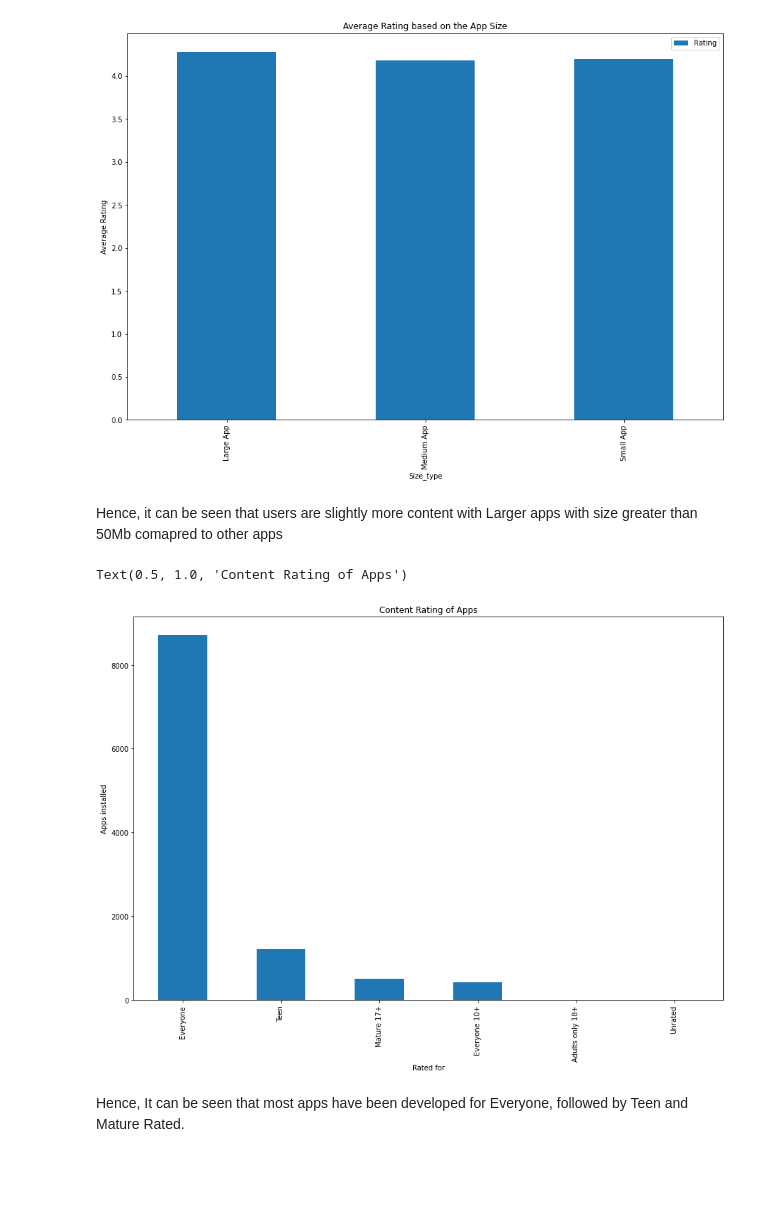
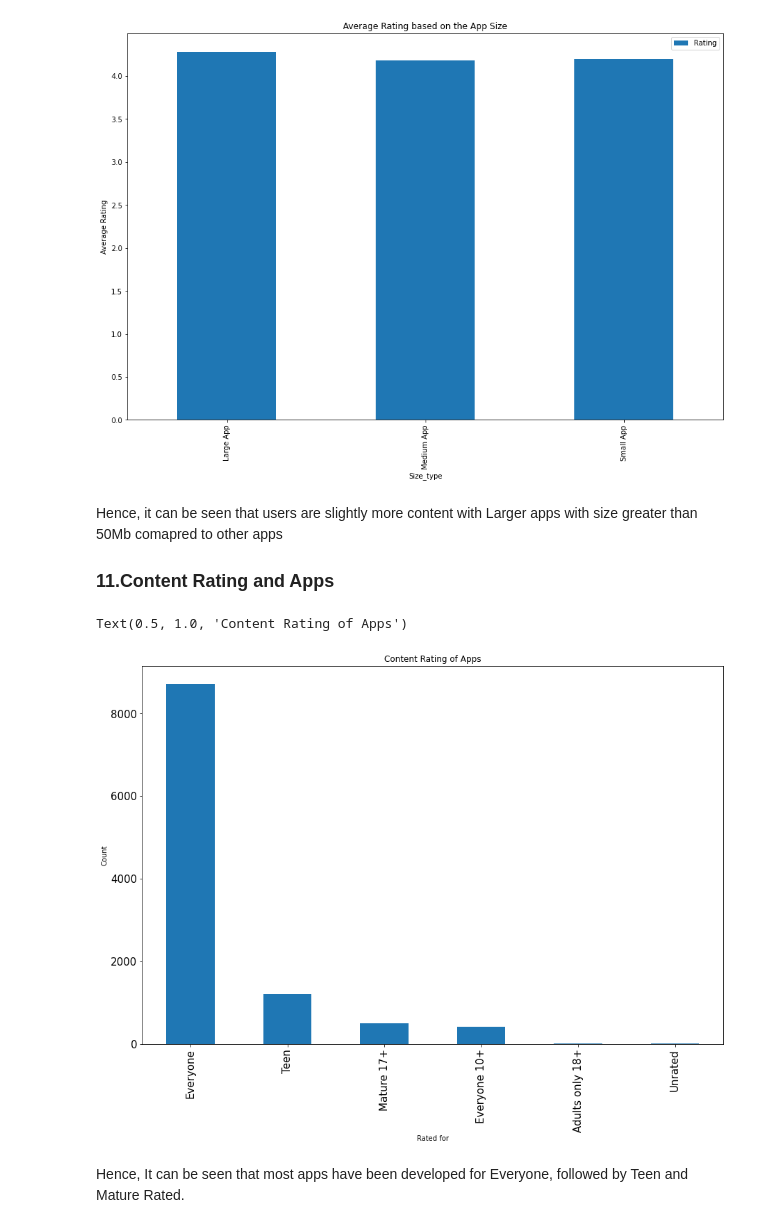
Before and after one commit to Sanjeevhegde009/EDA-Capstone-Project-Playstore-App-Data-Review, a Jupyter notebook: EDA_Capstone_Project_Playstore_App_Reviews.ipynb, the cells around one changed output. Cells and saved outputs as stored; diff of their text form; code cells hidden in the pictures; blank space fills up the shorter version.

```diff
--- a/EDA_Capstone_Project_Playstore_App_Reviews.ipynb
+++ b/EDA_Capstone_Project_Playstore_App_Reviews.ipynb
@@ -548,7 +548,9 @@ Hence, it can be seen that Games have the highest installs followed by Communica
 ### 3. Category and Ratings
 # %%
 rating_category=grouped_category[['Rating']].mean().sort_values(by='Rating',ascending=False).unstack() #calculating mean of rating as per category of apps
-rating_category
+print(rating_category)
+plt.rcParams['figure.figsize']=(20,5)
+rating_category.plot(kind='bar', yticks=np.arange(3,5.1,step=0.25),fontsize=10,xlabel='Category',ylabel='Rating',title='Category Vs Ratings')
 # %% [output]
         Category
 Rating  EVENTS                 4.395313
@@ -712,17 +717,18 @@ Text(0.5, 1.0, 'Average Rating based on the App Size')
 [figure]
 # %% [markdown]
 Hence, it can be seen that users are slightly more content with Larger apps with size greater than 50Mb comapred to other apps
+### 11.Content Rating and Apps
 # %%
 #Lets see how apps are distributed based on the content rating
 # Content rating of the apps
 content_data = app_data['Content Rating'].value_counts()
-content_data.plot(kind='bar')
+content_data.plot(kind='bar',fontsize=15)
 plt.xlabel('Rated for')
-plt.ylabel('Apps installed')
+plt.ylabel('Count')
 plt.title('Content Rating of Apps')
 # %% [output]
 Text(0.5, 1.0, 'Content Rating of Apps')
-[figure, old version]
+[figure, new version]
 # %% [markdown]
 Hence, It can be seen that most apps have been developed for Everyone, followed by Teen and Mature Rated.
 # %% [markdown]
```
Also changed, not shown: parts of 8 cells of this notebook.
